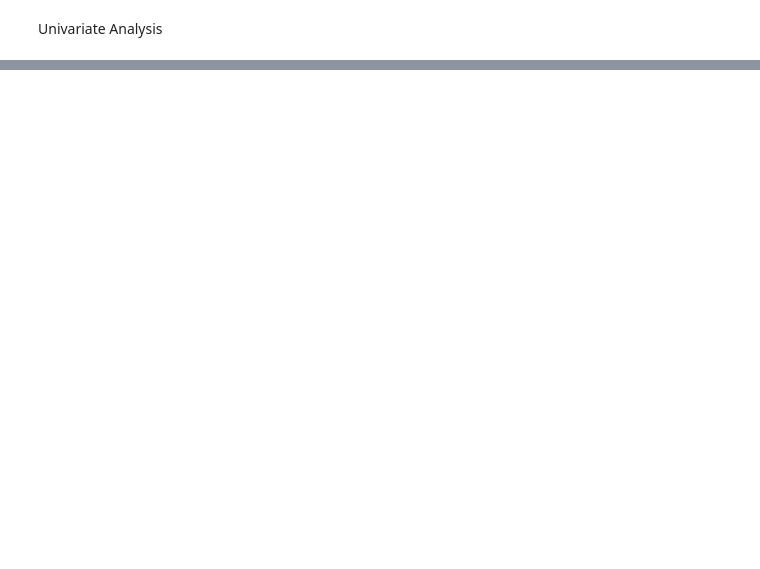
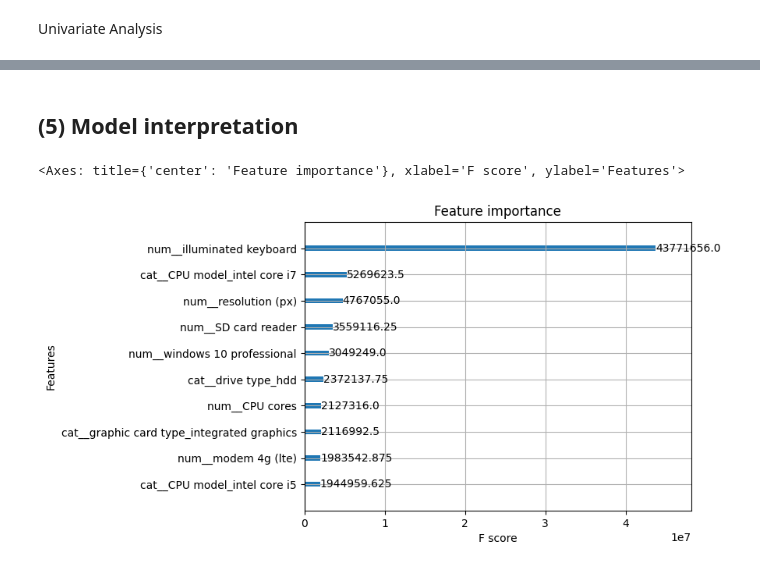
Before and after one commit to J-ZW-Wang/ss_data_project, a Jupyter notebook: Allegro_Laptop_Price_Prediction/Laptop price prediction.ipynb, the cells around one changed output, grey strips where cells are left out. Cells and saved outputs as stored; diff of their text form; code cells hidden in the pictures; blank space fills up the shorter version.

```diff
--- a/Allegro_Laptop_Price_Prediction/Laptop price prediction.ipynb
+++ b/Allegro_Laptop_Price_Prediction/Laptop price prediction.ipynb
@@ -263,0 +308,21 @@ screen size: 6 ['17" - 17.9"' '15" - 15.9"' None '12" - 12.9"' '14" - 14.9"'
+# %%
+X_train = preprocessor.fit_transform(train_dt)
+X_val = preprocessor.transform(val_dt)
+X_test = preprocessor.transform(test_dt)
+
+y_train = train_dt[target]
+y_val = val_dt[target]
+y_test = test_dt[target]
+# %%
+params = {
+    "eta": [0.05, 0.1, 0.3],
+    "max_depth": [5, 7, 9],
+    "subsample": [0.7, 0.85, 1],
+    "reg_lambda": [2, 3, 4],
+}
+
+xgb = XGBRegressor(n_estimators=500, objective="reg:squarederror", eval_metric="rmse")
+
+grid_search = GridSearchCV(xgb, param_grid=params, n_jobs=-1, cv=5)
+# %%
+grid_search.fit(X_train, y_train)
@@ -263,0 +351,17 @@ screen size: 6 ['17" - 17.9"' '15" - 15.9"' None '12" - 12.9"' '14" - 14.9"'
+# %%
+xgb2 = XGBRegressor(
+    n_estimators=1000,
+    early_stopping_rounds=100,
+    objective="reg:squarederror",
+    eval_metric="rmse",
+    **grid_search.best_params_,
+)
+
+xgb2.fit(
+    X_train,
+    y_train,
+    eval_set=[(X_val, y_val)],
+    verbose=100,
+)
+
+print(f"xgb2.best_iteration: {xgb2.best_iteration}")
@@ -263,0 +390,7 @@ screen size: 6 ['17" - 17.9"' '15" - 15.9"' None '12" - 12.9"' '14" - 14.9"'
+# %% [markdown]
+## (5) Model interpretation
+# %%
+plot_importance(xgb2, importance_type="gain", max_num_features=10)
+# %% [output]
+<Axes: title={'center': 'Feature importance'}, xlabel='F score', ylabel='Features'>
+[figure, added]
```
Also changed, not shown: parts of 34 cells of this notebook, 1 other file.
